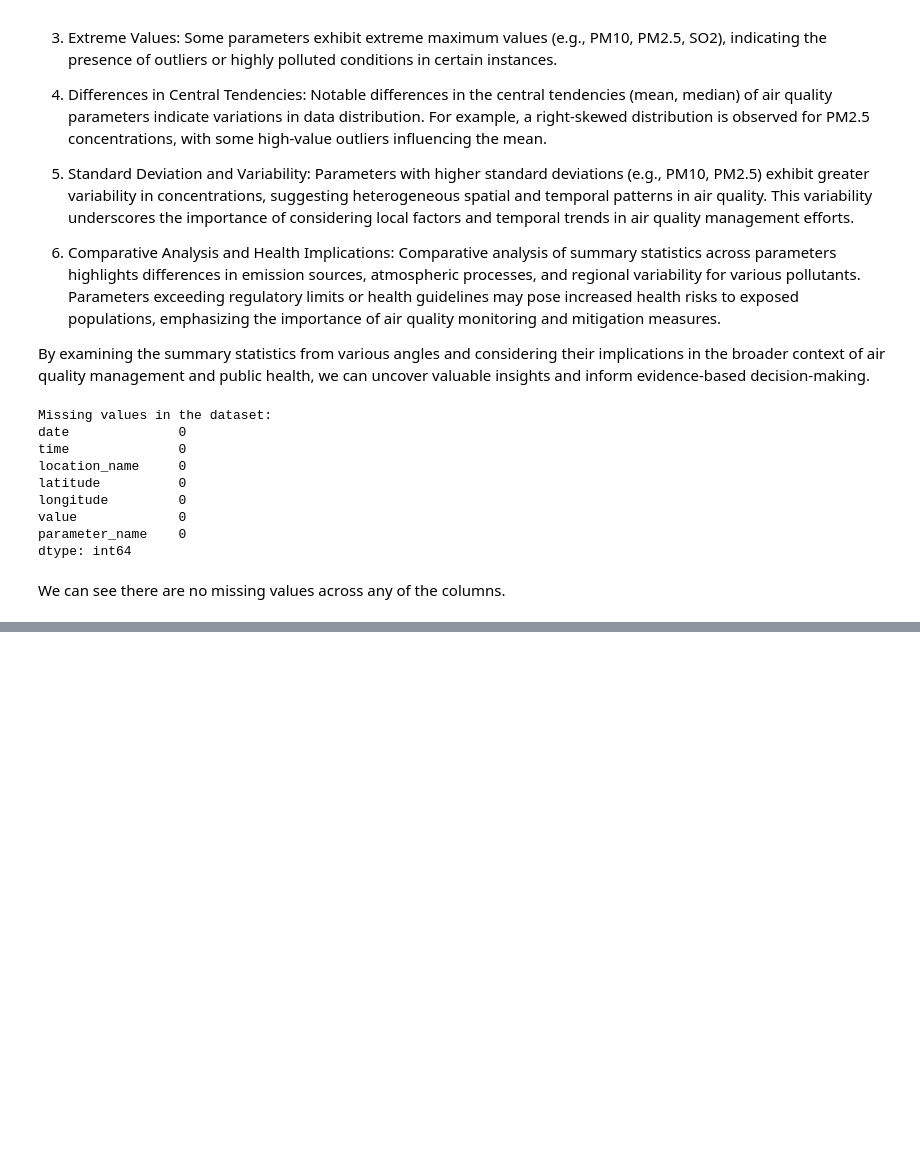
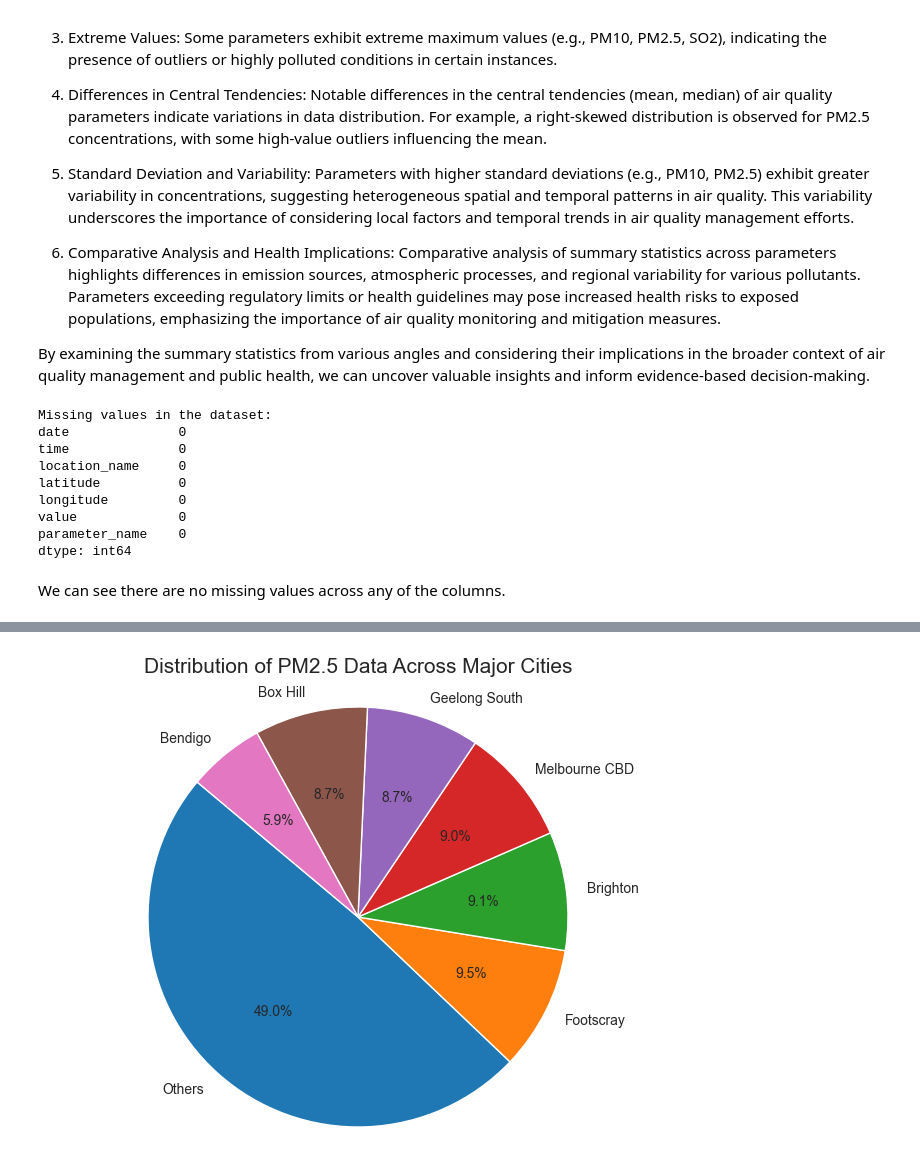
Before and after one commit to Rafsan7238/Analysing-Air-Quality-and-Lung-Disorder-in-Australia, a Jupyter notebook: frontend/Air Quality Analysis.ipynb, the cells around one changed output, grey strips where cells are left out. Drawn from its saved outputs; the diff is of its cells as text; code cells hidden in the pictures; blank space fills up the shorter version.

Commit message:
Plotted data distribution

```diff
--- a/frontend/Air Quality Analysis.ipynb
+++ b/frontend/Air Quality Analysis.ipynb
@@ -146,0 +171,25 @@ We can see there are no missing values across any of the columns.
+# %%
+# Define the list of major cities
+major_cities = ['Melbourne CBD', 'Geelong South', 'Bendigo', 'Dandenong', 'Footscray', 'Box Hill', 'Brighton']
+
+# Define the aggregation function
+def aggregate_locations(location):
+    if location in major_cities:
+        return location
+    else:
+        return 'Others'
+
+# Apply the aggregation function to create a new column 'aggregated_location'
+filtered_data.loc[:, 'aggregated_location'] = filtered_data['location_name'].apply(aggregate_locations)
+
+# Calculate counts for each aggregated location
+location_counts = filtered_data[filtered_data['parameter_name'] == 'PM2.5']['aggregated_location'].value_counts()
+
+# Create a pie chart with aggregated locations
+plt.figure(figsize=(8, 6))
+plt.pie(location_counts, labels=location_counts.index, autopct='%1.1f%%', startangle=140)
+plt.title('Distribution of PM2.5 Data Across Major Cities', fontsize=15, pad=10)
+plt.axis('equal')  # Equal aspect ratio ensures that pie is drawn as a circle.
+plt.show()
+# %% [output]
+[figure, added]
```
Also changed, not shown: parts of 3 cells of this notebook.
